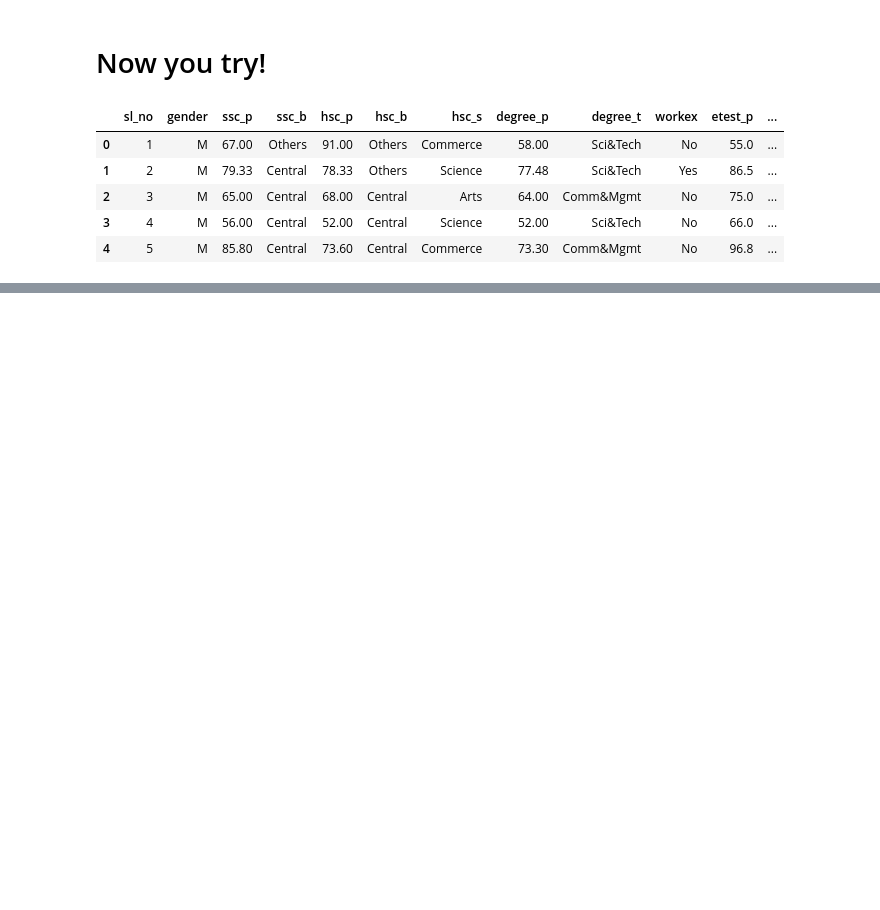
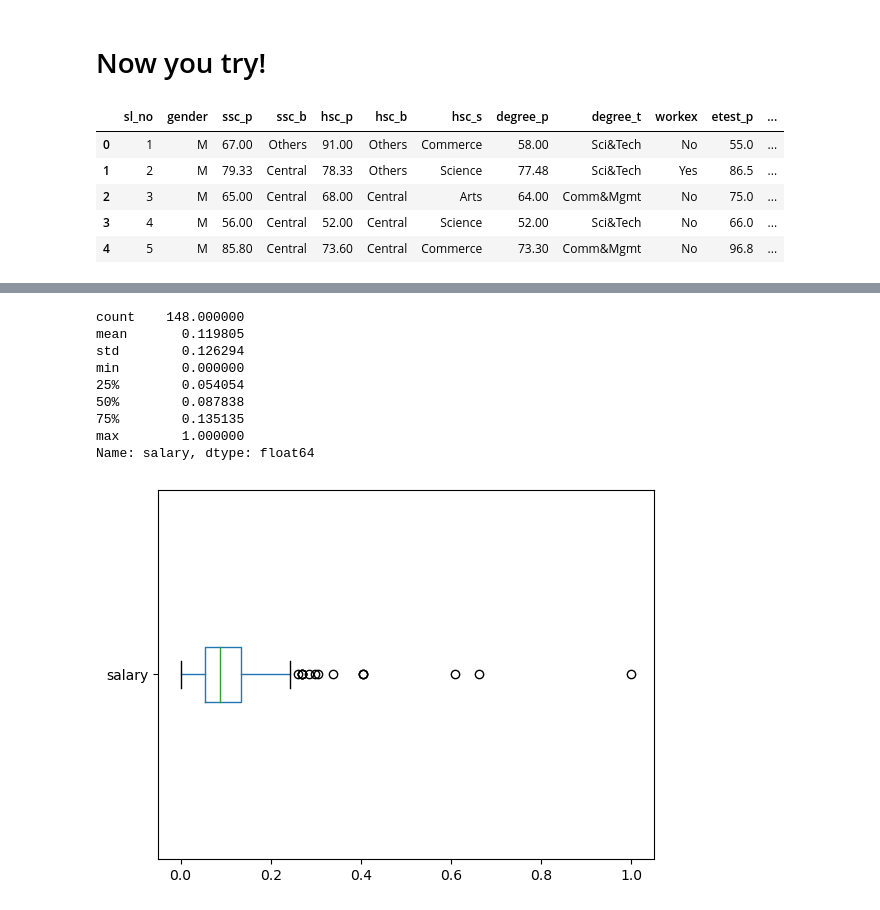
Before and after one commit to zoehendershot/DS-3021, a Jupyter notebook: 05_ML_Concepts_II_Data_Prep/ml_bootcamp.ipynb, the cells around one changed output, grey strips where cells are left out. Drawn from its saved outputs; the diff is of its cells as text; code cells hidden in the pictures; blank space fills up the shorter version.

```diff
--- a/05_ML_Concepts_II_Data_Prep/ml_bootcamp.ipynb
+++ b/05_ML_Concepts_II_Data_Prep/ml_bootcamp.ipynb
@@ -377,0 +492,14 @@ job.head()
+# %%
+job_1h.boxplot(column= 'salary', vert= False, grid=False)
+job_1h.salary.describe()
+# %% [output]
+count    148.000000
+mean       0.119805
+std        0.126294
+min        0.000000
+25%        0.054054
+50%        0.087838
+75%        0.135135
+max        1.000000
+Name: salary, dtype: float64
+[figure, added]
```
Also changed, not shown: parts of 37 cells of this notebook, 12 other files.
